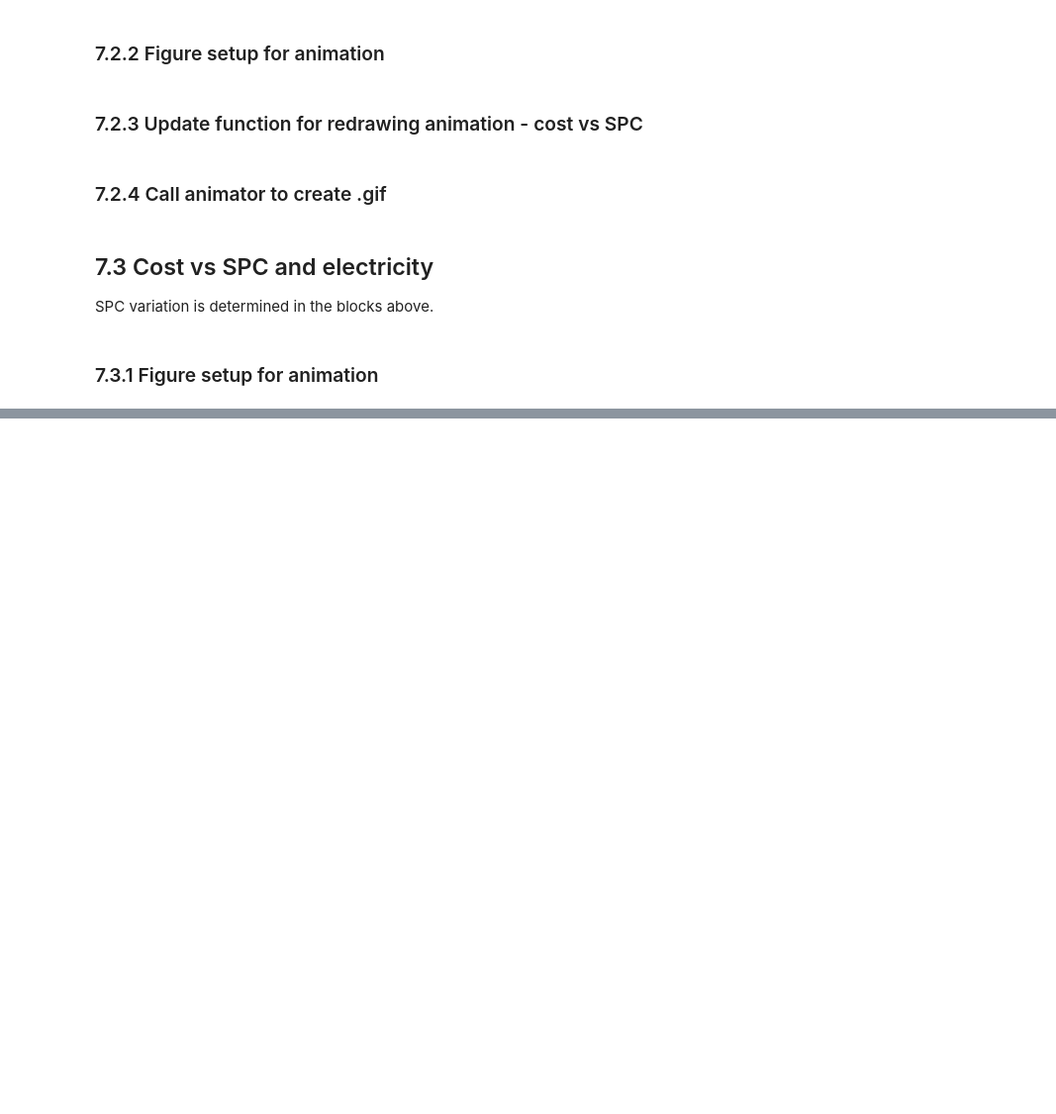
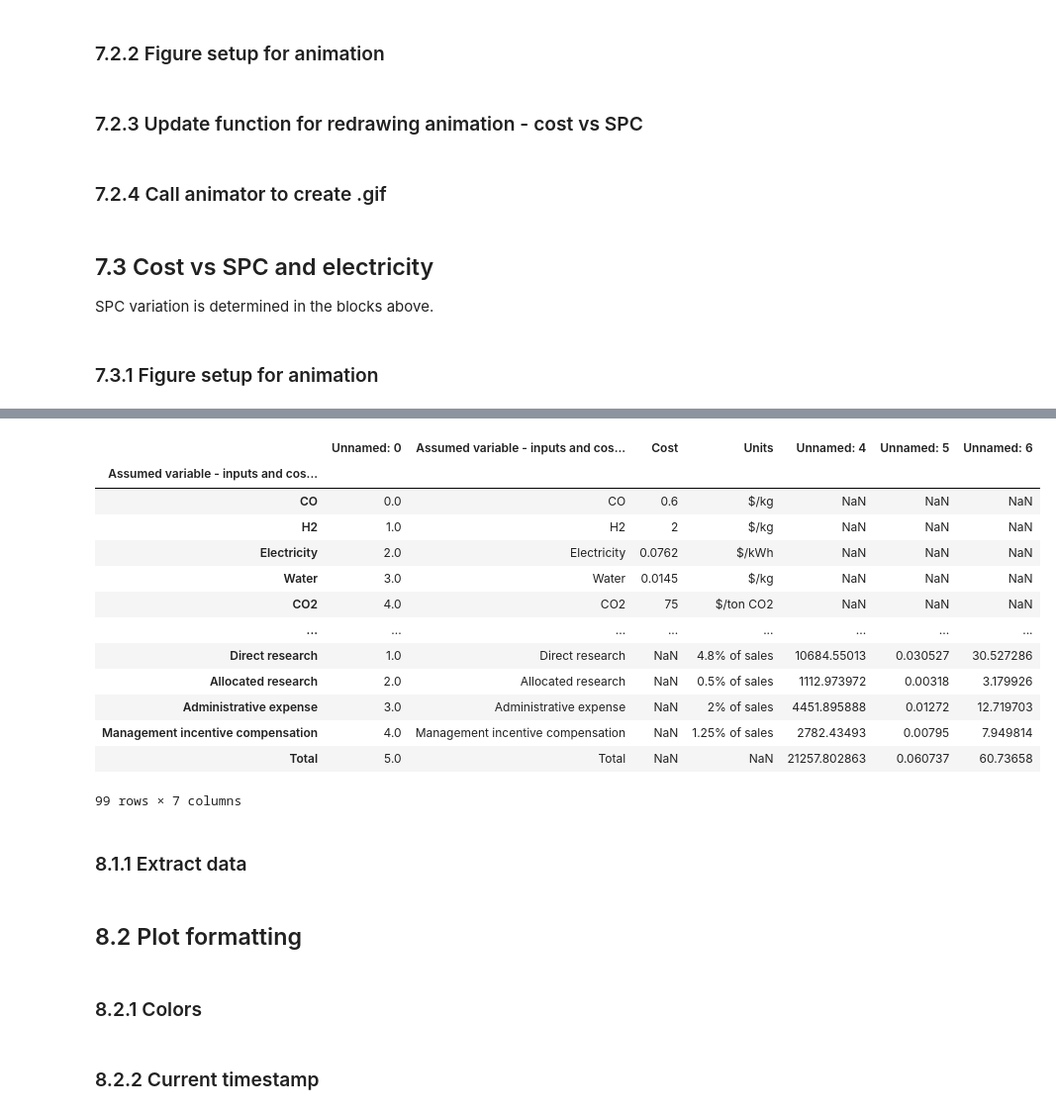
Before and after one commit to shashwatidc/co2r-non-aqueous, a Jupyter notebook: 20241001_5_TEA_Integrated.ipynb, the cells around one changed output, grey strips where cells are left out. Shown at 99% size. Saved outputs shown, nothing was run; the diff lists cells and outputs as text; code cells hidden in the pictures; blank space fills up the shorter version.

Commit message:
Added additional parameters, fixed base model issues

```diff
--- a/20241001_5_TEA_Integrated.ipynb
+++ b/20241001_5_TEA_Integrated.ipynb
@@ -389,10 +389,12 @@ overridde_multivbl = False
 override_optimization = False
 override_animation = False
 override_single = False
+override_2files = False
 cell_E_V = np.NaN
 BV_eta_cat_V = np.NaN
 BV_eta_an_V = np.NaN
 model_FE = 'Kas'
+model_conductivity = False
 is_battery = False
 # %% [markdown]
 # 1. Output file setup
@@ -6415,0 +6465,8 @@ if override_animation == True:
+# %%
+# Choose variables to vary independently
+answer = input('Do you want to compare two files? (y/n) \n ')
+
+if answer.lower() == 'y':
+    override_2files = True # are you varying any basis? set to true by default, below will falsify if needed
+else:
+    override_2files = False
@@ -6415,0 +6475,15 @@ if override_animation == True:
+# %%
+# Open two files
+
+if override_2files:
+    file_1 = r"E:\OneDrive - The University of Texas at Austin\RCL Experimental\LCA TEA for CO2R\LCA TEA results on 20241002\20241002 CO single run at 04-17PM.xlsx"
+    # r"{}".format(input('Enter filepath for first file \
+    #                   \n \n').replace('"', '')
+
+    df_file1 = pd.DataFrame # Create dataframe for product data
+    xlsx = pd.ExcelFile(file_1) # Read each data Excel file
+    df_file1 = xlsx.parse(sheet_name = 'Economics') # Read the sheet with the product data
+    df_file1.set_index('Assumed variable - inputs and costing', drop = True, inplace = True) # reset index to product name
+    xlsx.close() # close xlsx file
+
+    df_file1
@@ -6415,0 +6505,33 @@ if override_animation == True:
+# %%
+# Open two files
+
+if override_2files:
+
+    file_2 = r"E:\OneDrive - The University of Texas at Austin\RCL Experimental\LCA TEA for CO2R\LCA TEA results on 20241002\20241002 CO single run at 04-15PM.xlsx"
+    # r"{}".format(input('Enter filepath for first file \
+    #                   \n \n').replace('"', '')
+
+    df_file2 = pd.DataFrame # Create dataframe for product data
+    xlsx = pd.ExcelFile(file_2) # Read each data Excel file
+    df_file2 = xlsx.parse(sheet_name = 'Economics') # Read the sheet with the product data
+    df_file2.set_index('Assumed variable - inputs and costing', drop = False, inplace = True) # reset index to product name
+    xlsx.close() # close xlsx file
+
+    df_file2`
+# %% [output]
+|  | Unnamed: 0 | Assumed variable - inputs and cos... | Cost | Units | Unnamed: 4 | Unnamed: 5 | Unnamed: 6 |
+| Assumed variable - inputs and cos... |  |  |  |  |  |  |  |
+| CO | 0.0 | CO | 0.6 | $/kg | NaN | NaN | NaN |
+| H2 | 1.0 | H2 | 2 | $/kg | NaN | NaN | NaN |
+| Electricity | 2.0 | Electricity | 0.0762 | $/kWh | NaN | NaN | NaN |
+| Water | 3.0 | Water | 0.0145 | $/kg | NaN | NaN | NaN |
+| CO2 | 4.0 | CO2 | 75 | $/ton CO2 | NaN | NaN | NaN |
+| ... | ... | ... | ... | ... | ... | ... | ... |
+| Direct research | 1.0 | Direct research | NaN | 4.8% of sales | 10684.55013 | 0.030527 | 30.527286 |
+| Allocated research | 2.0 | Allocated research | NaN | 0.5% of sales | 1112.973972 | 0.00318 | 3.179926 |
+| Administrative expense | 3.0 | Administrative expense | NaN | 2% of sales | 4451.895888 | 0.01272 | 12.719703 |
+| Management incentive compensation | 4.0 | Management incentive compensation | NaN | 1.25% of sales | 2782.43493 | 0.00795 | 7.949814 |
+| Total | 5.0 | Total | NaN | NaN | 21257.802863 | 0.060737 | 60.73658 |
+99 rows × 7 columns
+# %% [markdown]
+### 8.1.1 Extract data
@@ -6415,0 +6551,4 @@ if override_animation == True:
+# %% [markdown]
+## 8.2 Plot formatting
+# %% [markdown]
+### 8.2.1 Colors
@@ -6415,0 +6580,2 @@ if override_animation == True:
+# %% [markdown]
+### 8.2.2 Current timestamp
```
Also changed, not shown: parts of 45 cells of this notebook, 4 other files.
